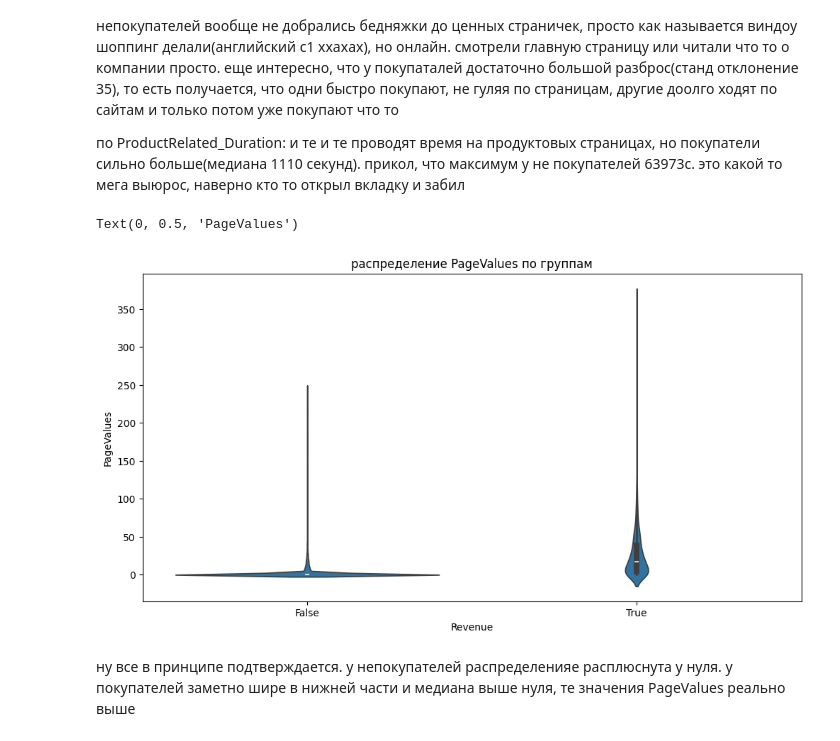
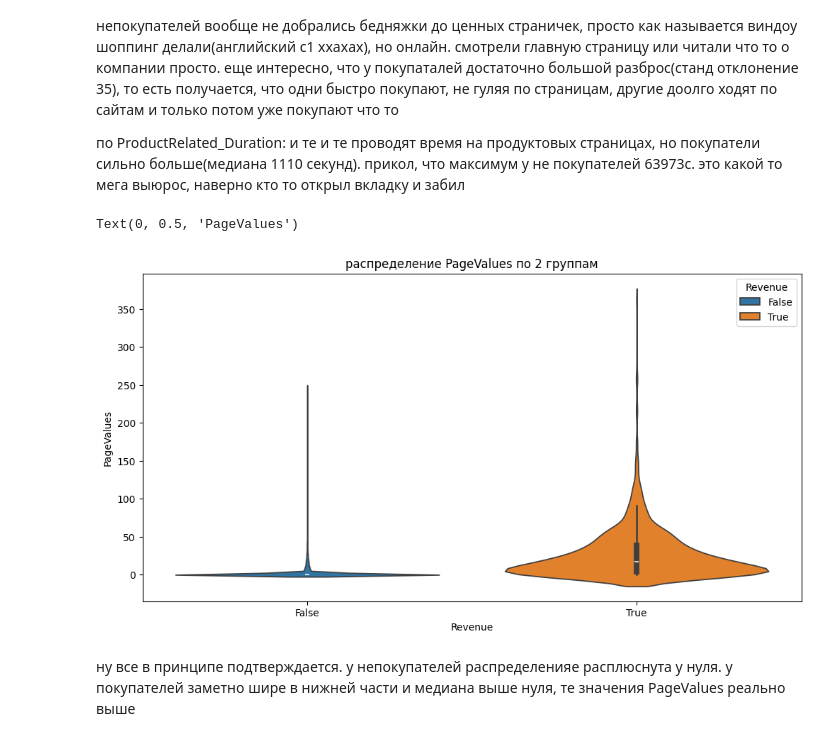
Before and after one commit to ekstlv/GP4_Statistics, a Jupyter notebook: EDA_Session.ipynb, the cells around one changed output. Cells and saved outputs as stored; diff of their text form; code cells hidden in the pictures.

```diff
--- a/EDA_Session.ipynb
+++ b/EDA_Session.ipynb
@@ -230,13 +231,13 @@ not_buyers.describe()
 по ProductRelated_Duration: и те и те проводят время на продуктовых страницах, но покупатели сильно больше(медиана 1110 секунд). прикол, что максимум у не покупателей 63973с. это какой то мега выюрос, наверно кто то открыл вкладку и забил
 # %%
 plt.figure(figsize=(12, 6))
-sns.violinplot(x='Revenue', y='PageValues', data=df2)
+sns.violinplot(x='Revenue', y='PageValues', data=df2, hue='Revenue')
 
-plt.title('распределение PageValues по группам')
+plt.title('распределение PageValues по 2 группам')
 plt.xlabel('Revenue')
 plt.ylabel('PageValues')
 # %% [output]
 Text(0, 0.5, 'PageValues')
-[figure, old version]
+[figure, new version]
 # %% [markdown]
 ну все в принципе подтверждается. у непокупателей распределенияе расплюснута у нуля. у покупателей заметно шире в нижней части и медиана выше нуля, те значения PageValues реально выше
```
Also changed, not shown: parts of 18 cells of this notebook.
